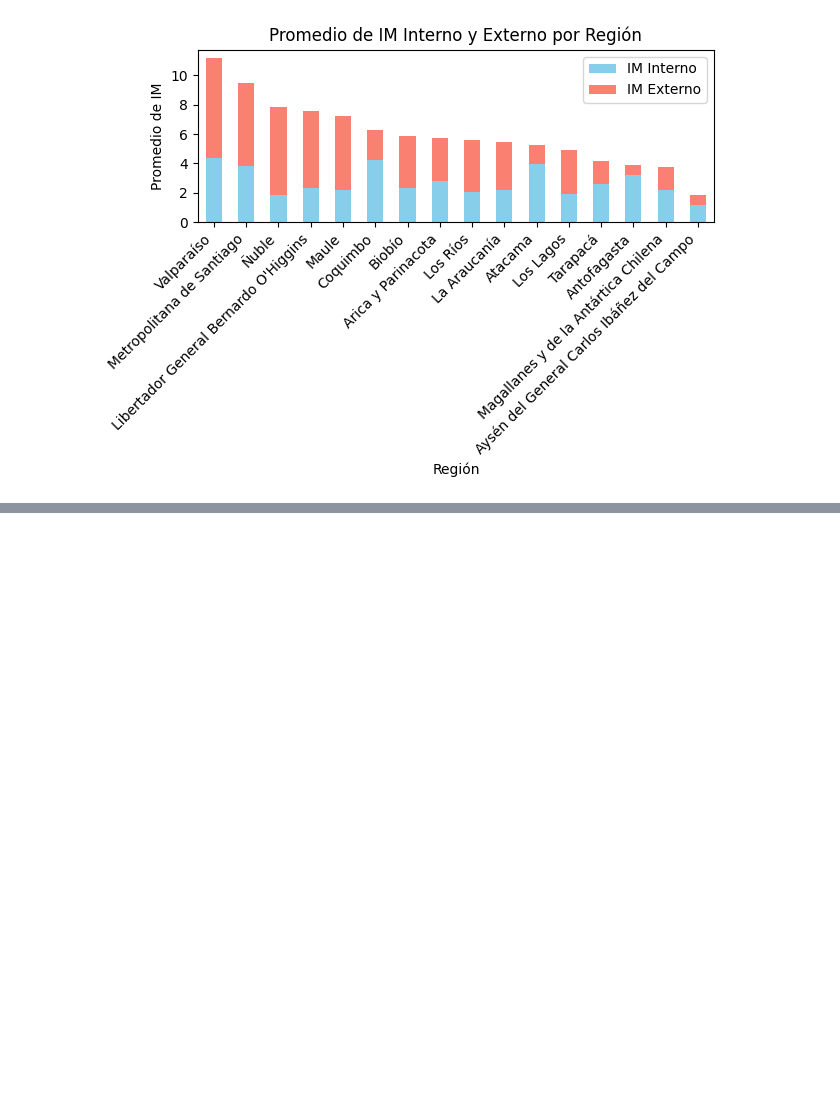
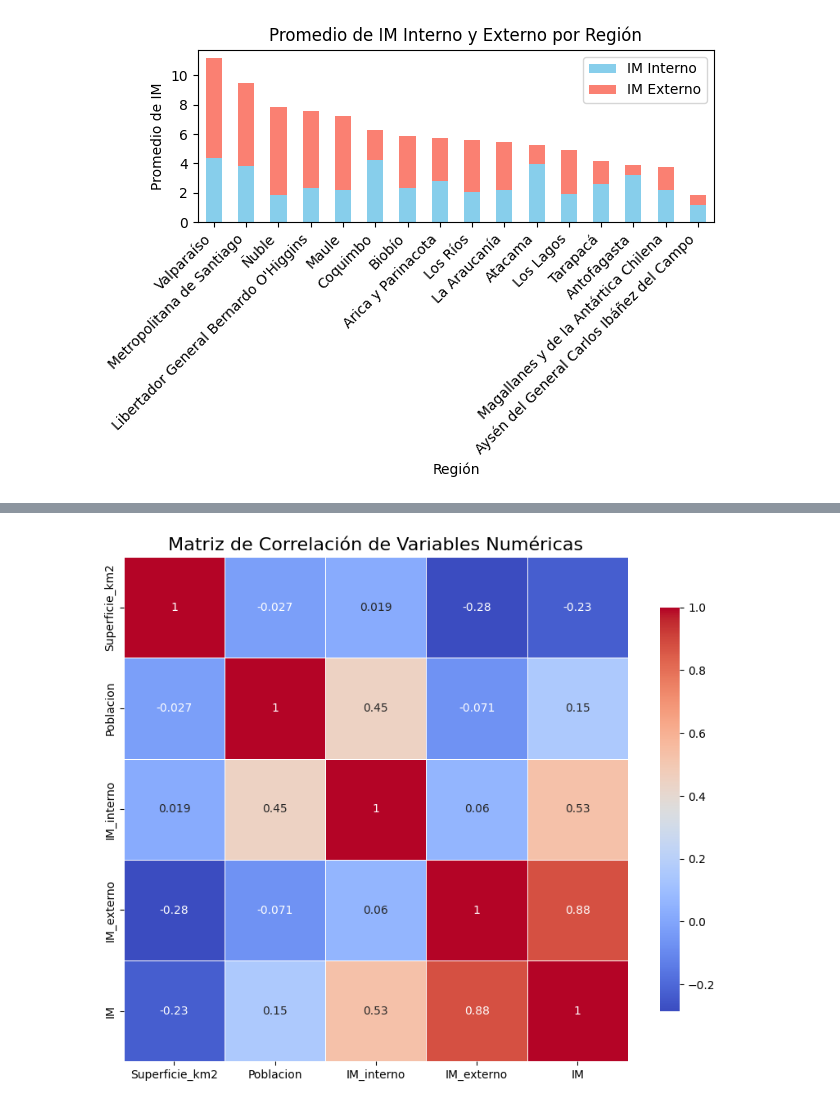
Before and after one commit to Ivan-Arias/Covid-19-Mov, a Jupyter notebook: Movilidad_Chile.ipynb, the cells around one changed output, grey strips where cells are left out. Cells and saved outputs as stored; diff of their text form; code cells hidden in the pictures; blank space fills up the shorter version.

```diff
--- a/Movilidad_Chile.ipynb
+++ b/Movilidad_Chile.ipynb
@@ -218,0 +229,9 @@ plt.show()
+# %%
+# Matriz de correlación
+plt.figure(figsize=(10, 8))
+correlacion = df_numerico.corr()
+sns.heatmap(correlacion, annot=True, cmap='coolwarm', square=True, linewidths=0.5, cbar_kws={'shrink': .8})
+plt.title('Matriz de Correlación de Variables Numéricas', fontsize=16)
+plt.show()
+# %% [output]
+[figure, added]
```
Also changed, not shown: parts of 2 cells of this notebook.
